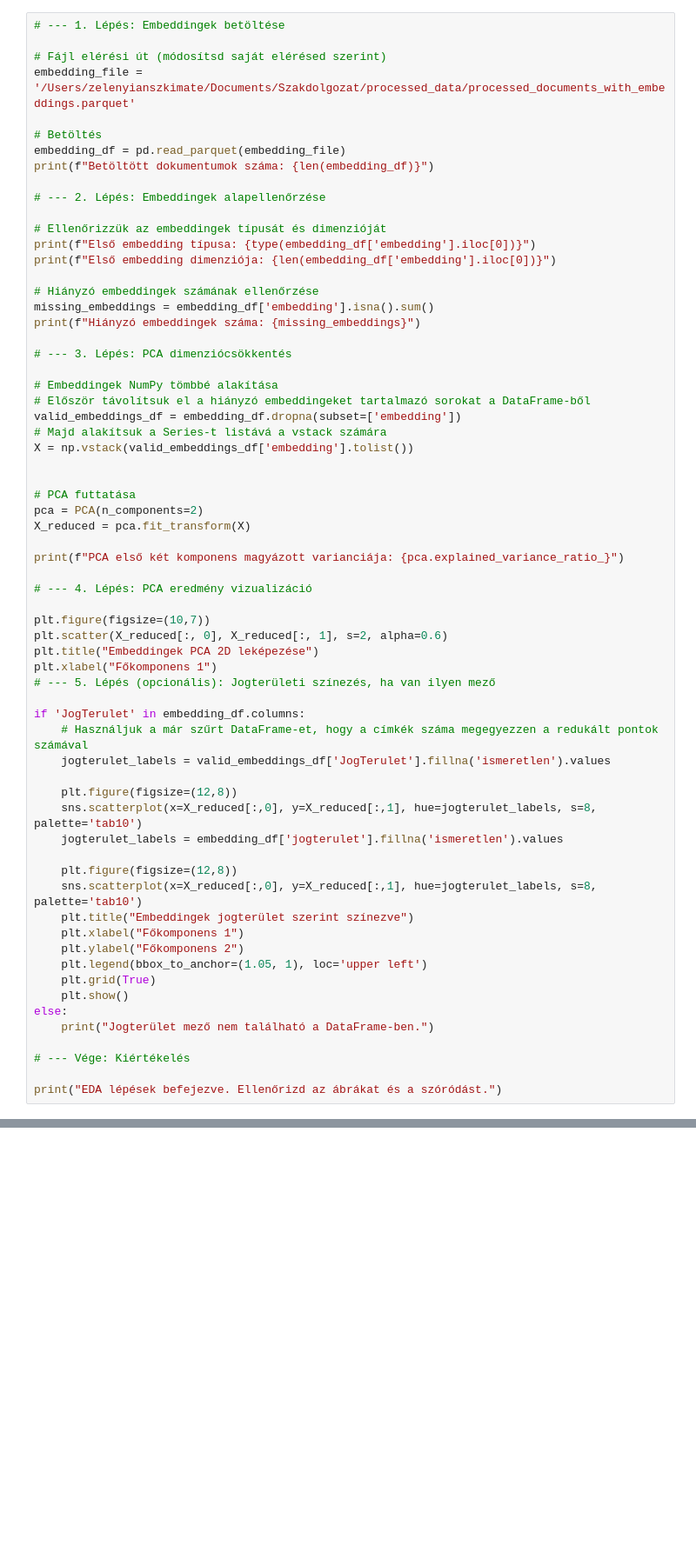
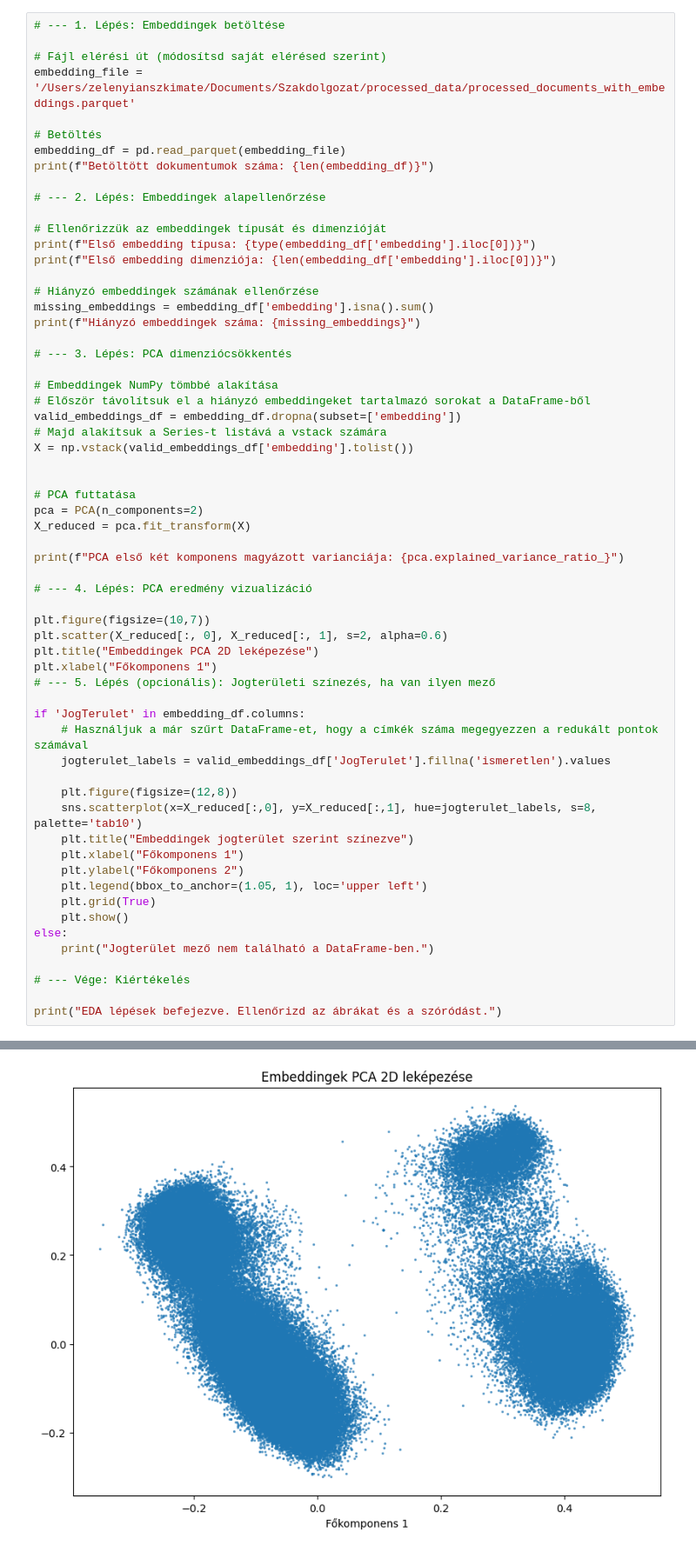
Before and after one commit to ZeleMate/Szakdolgozat, a Jupyter notebook: notebooks/EDA_birosagi_embeddingek.ipynb, the cells around one changed output, grey strips where cells are left out. Shown at 87% size. Saved outputs shown, nothing was run; the diff lists cells and outputs as text; blank space fills up the shorter version.

```diff
--- a/notebooks/EDA_birosagi_embeddingek.ipynb
+++ b/notebooks/EDA_birosagi_embeddingek.ipynb
@@ -57,10 +54,6 @@ if 'JogTerulet' in embedding_df.columns:
 
     plt.figure(figsize=(12,8))
     sns.scatterplot(x=X_reduced[:,0], y=X_reduced[:,1], hue=jogterulet_labels, s=8, palette='tab10')
-    jogterulet_labels = embedding_df['jogterulet'].fillna('ismeretlen').values
-
-    plt.figure(figsize=(12,8))
-    sns.scatterplot(x=X_reduced[:,0], y=X_reduced[:,1], hue=jogterulet_labels, s=8, palette='tab10')
     plt.title("Embeddingek jogterület szerint színezve")
     plt.xlabel("Főkomponens 1")
     plt.ylabel("Főkomponens 2")
@@ -80,0 +75 @@ Hiányzó embeddingek száma: 118
+[figure, added]
```
Also changed, not shown: parts of 2 cells of this notebook.
